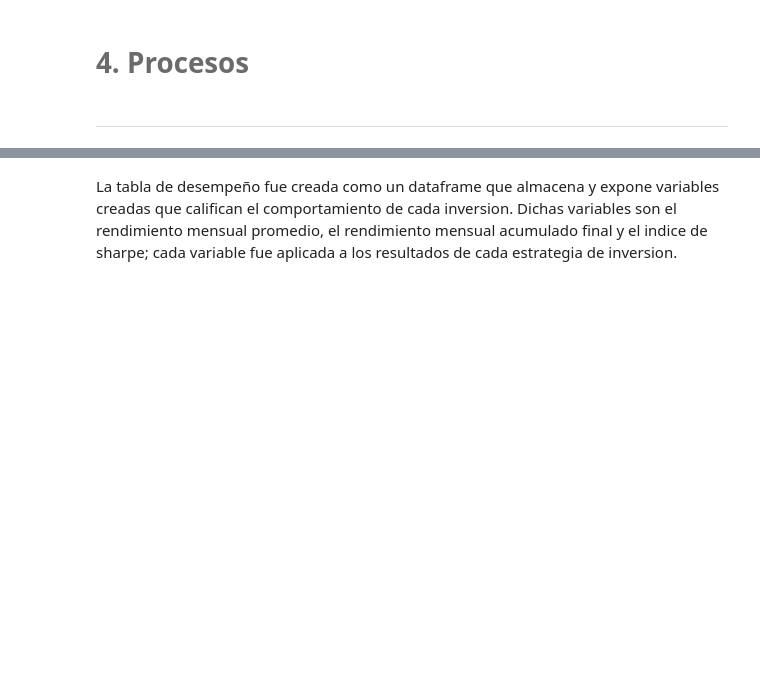
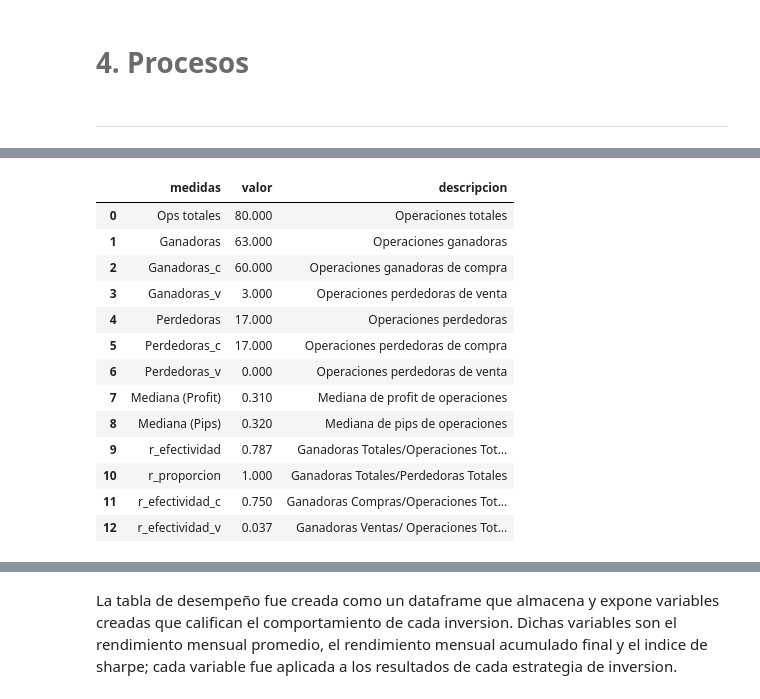
Before and after one commit to CuauhtemocCC/Microestructuras-de-Trading-Lab-3, a Jupyter notebook: notebook.ipynb, the cells around one changed output, grey strips where cells are left out. Saved outputs shown, nothing was run; the diff lists cells and outputs as text; code cells hidden in the pictures; blank space fills up the shorter version.

```diff
--- a/notebook.ipynb
+++ b/notebook.ipynb
@@ -212,0 +117,18 @@ dt.operaciones_df.head(3)
+# %%
+# Tabla decriptiva de operaciones y beneficios, EMD
+dt.df_1_tabla_e
+# %% [output]
+|  | medidas | valor | descripcion |
+| 0 | Ops totales | 80.000 | Operaciones totales |
+| 1 | Ganadoras | 63.000 | Operaciones ganadoras |
+| 2 | Ganadoras_c | 60.000 | Operaciones ganadoras de compra |
+| 3 | Ganadoras_v | 3.000 | Operaciones perdedoras de venta |
+| 4 | Perdedoras | 17.000 | Operaciones perdedoras |
+| 5 | Perdedoras_c | 17.000 | Operaciones perdedoras de compra |
+| 6 | Perdedoras_v | 0.000 | Operaciones perdedoras de venta |
+| 7 | Mediana (Profit) | 0.310 | Mediana de profit de operaciones |
+| 8 | Mediana (Pips) | 0.320 | Mediana de pips de operaciones |
+| 9 | r_efectividad | 0.787 | Ganadoras Totales/Operaciones Tot... |
+| 10 | r_proporcion | 1.000 | Ganadoras Totales/Perdedoras Totales |
+| 11 | r_efectividad_c | 0.750 | Ganadoras Compras/Operaciones Tot... |
+| 12 | r_efectividad_v | 0.037 | Ganadoras Ventas/ Operaciones Tot... |
```
Also changed, not shown: parts of 85 cells of this notebook, 1 other file.
